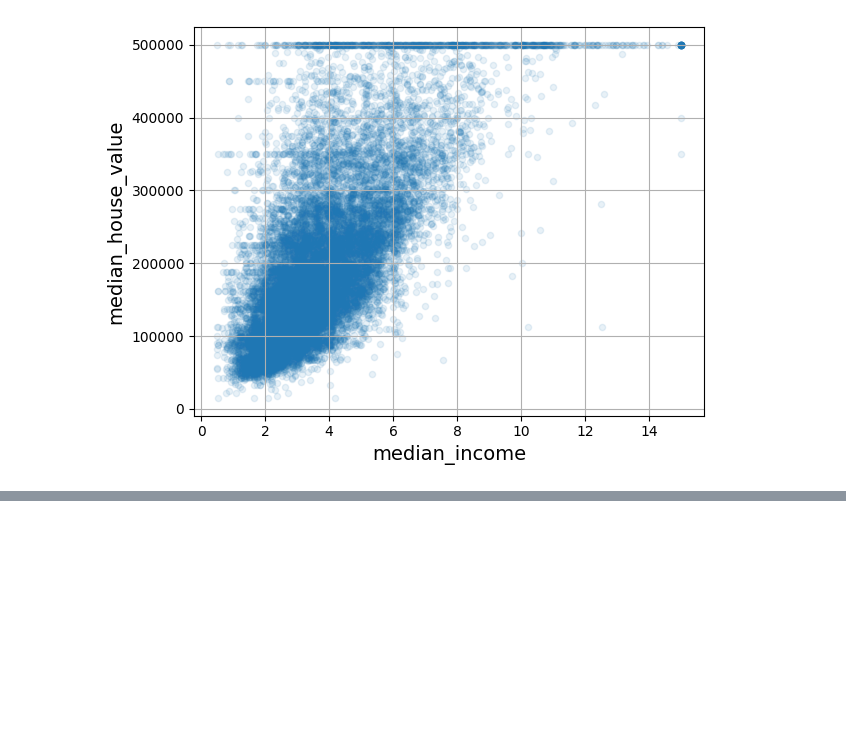
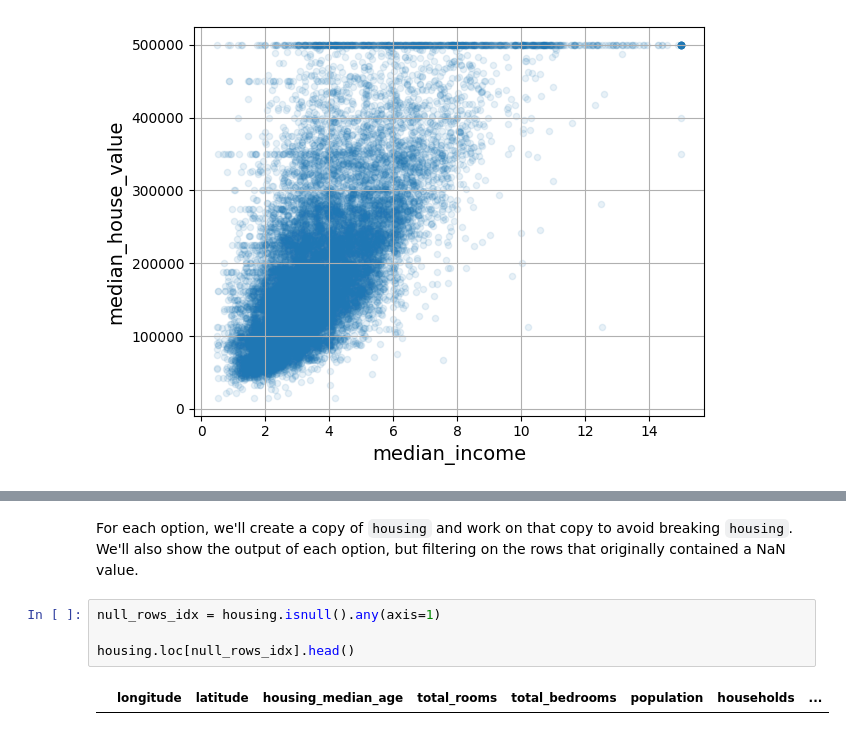
Before and after one commit to MSulSal/hands-on-ml, a Jupyter notebook: 02.ipynb, the cells around one changed output, grey strips where cells are left out. Cells and saved outputs as stored; diff of their text form; blank space fills up the shorter version.

```diff
--- a/02.ipynb
+++ b/02.ipynb
@@ -390,0 +438,8 @@ plt.show()
+# %% [markdown]
+For each option, we'll create a copy of `housing` and work on that copy to avoid breaking `housing`. We'll also show the output of each option, but filtering on the rows that originally contained a NaN value.
+# %%
+null_rows_idx = housing.isnull().any(axis=1)
+
+housing.loc[null_rows_idx].head()
+# %% [output]
+|  | longitude | latitude | housing_median_age | total_rooms | total_bedrooms | population | households | ... |
```
Also changed, not shown: parts of 45 cells of this notebook.
